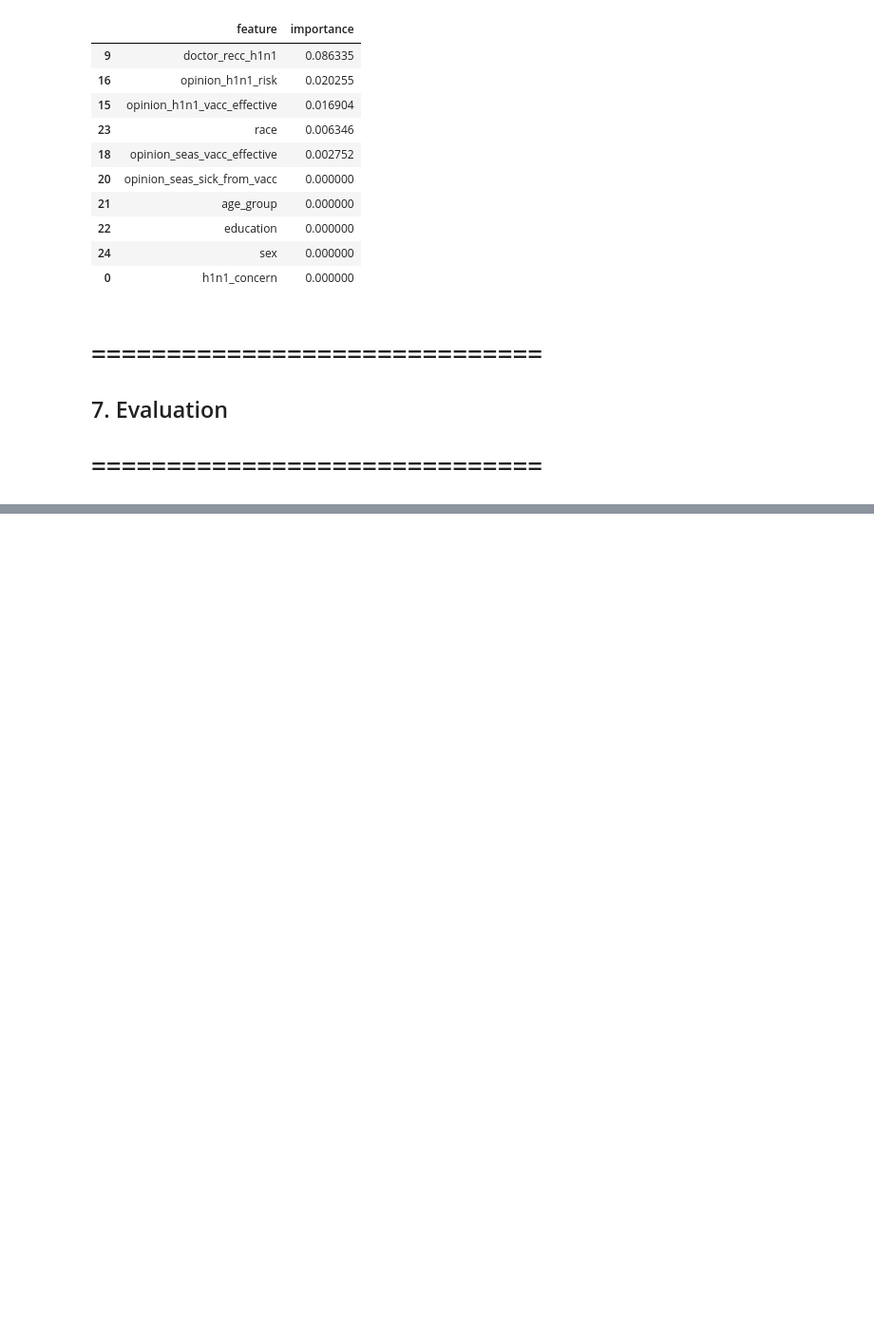
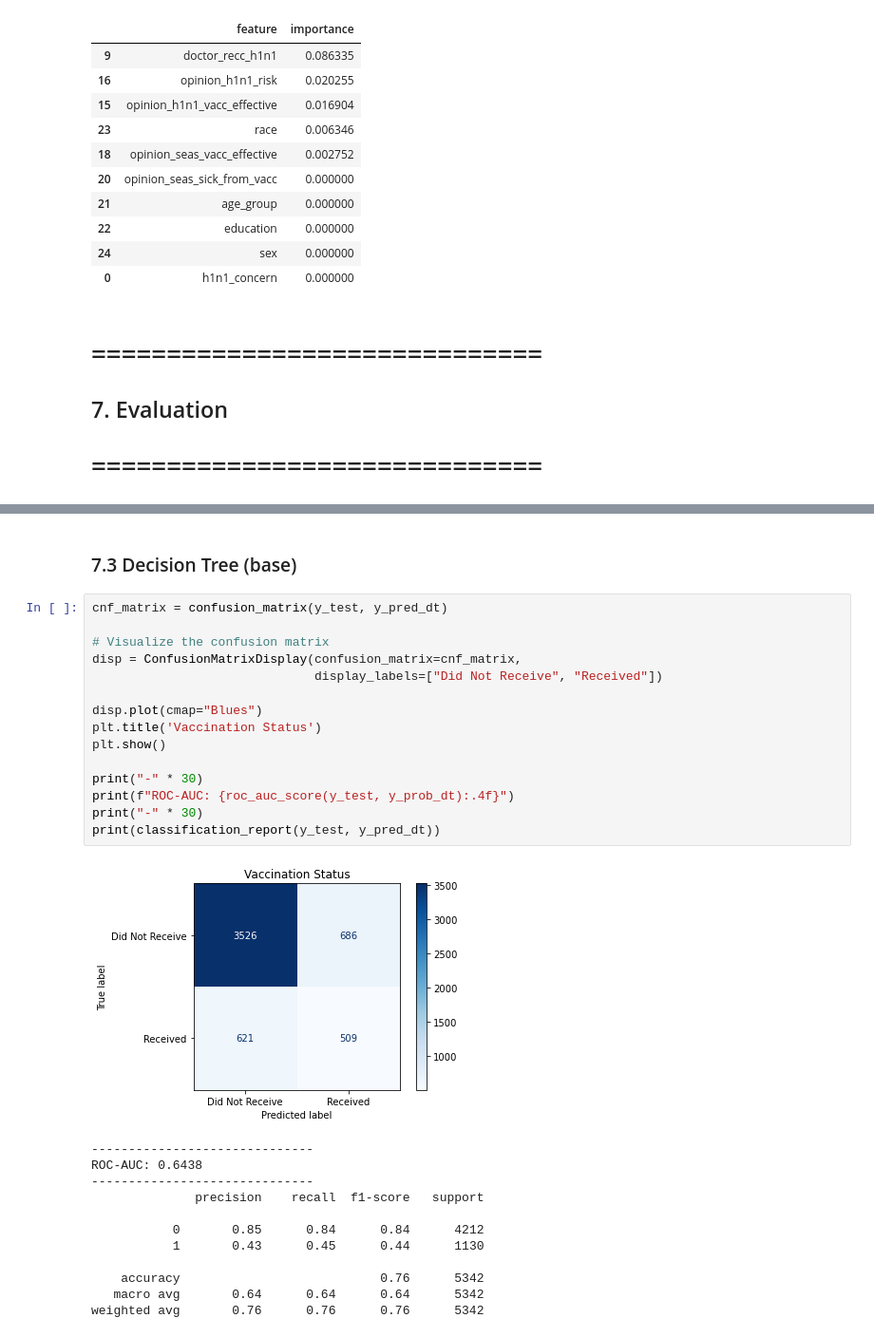
Before and after one commit to just-mawi/Phase-3-Project, a Jupyter notebook: index.ipynb, the cells around one changed output, grey strips where cells are left out. Shown at 95% size. Saved outputs shown, nothing was run; the diff lists cells and outputs as text; blank space fills up the shorter version.

```diff
--- a/index.ipynb
+++ b/index.ipynb
@@ -423,0 +539,30 @@ perm_importance_tuned.head(10)
+# %% [markdown]
+### 7.3 Decision Tree (base)
+# %%
+cnf_matrix = confusion_matrix(y_test, y_pred_dt)
+
+# Visualize the confusion matrix
+disp = ConfusionMatrixDisplay(confusion_matrix=cnf_matrix,
+                              display_labels=["Did Not Receive", "Received"])
+
+disp.plot(cmap="Blues")
+plt.title('Vaccination Status')
+plt.show()
+
+print("-" * 30)
+print(f"ROC-AUC: {roc_auc_score(y_test, y_prob_dt):.4f}")
+print("-" * 30)
+print(classification_report(y_test, y_pred_dt))
+# %% [output]
+[figure, added]
+------------------------------
+ROC-AUC: 0.6438
+------------------------------
+              precision    recall  f1-score   support
+
+           0       0.85      0.84      0.84      4212
+           1       0.43      0.45      0.44      1130
+
+    accuracy                           0.76      5342
+   macro avg       0.64      0.64      0.64      5342
+weighted avg       0.76      0.76      0.76      5342
```
Also changed, not shown: parts of 22 cells of this notebook.
